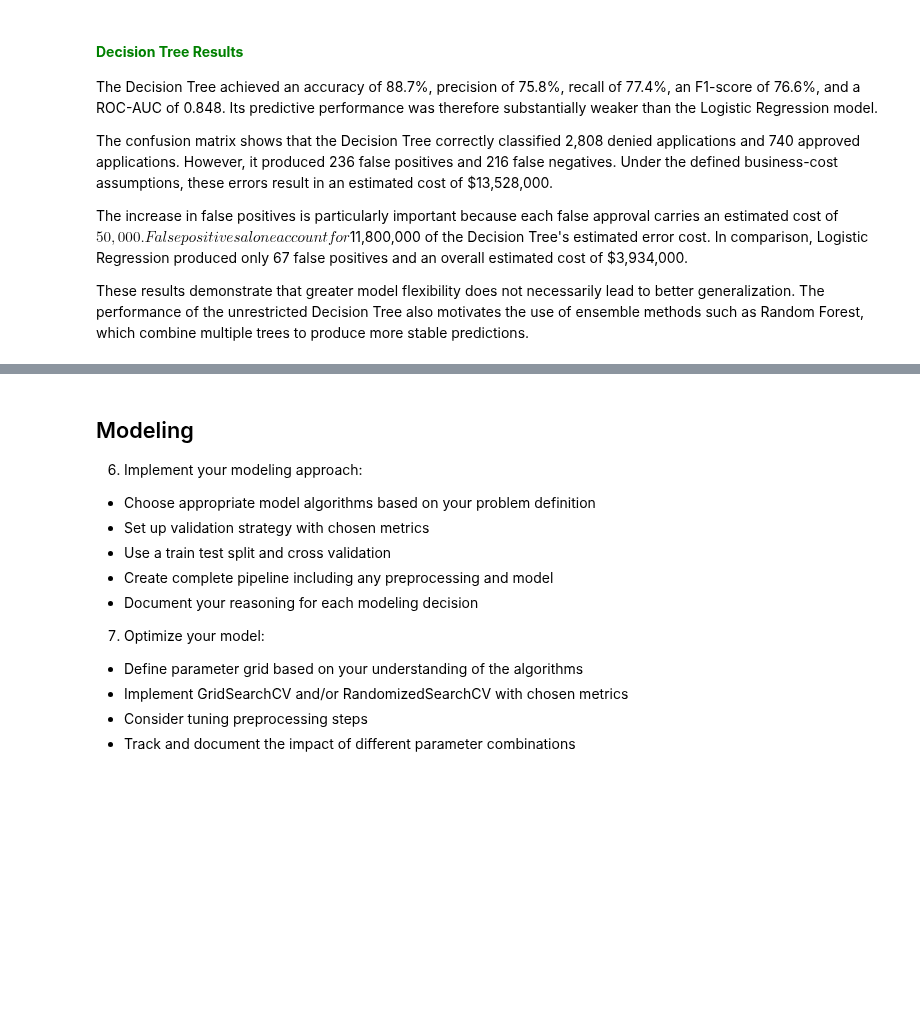
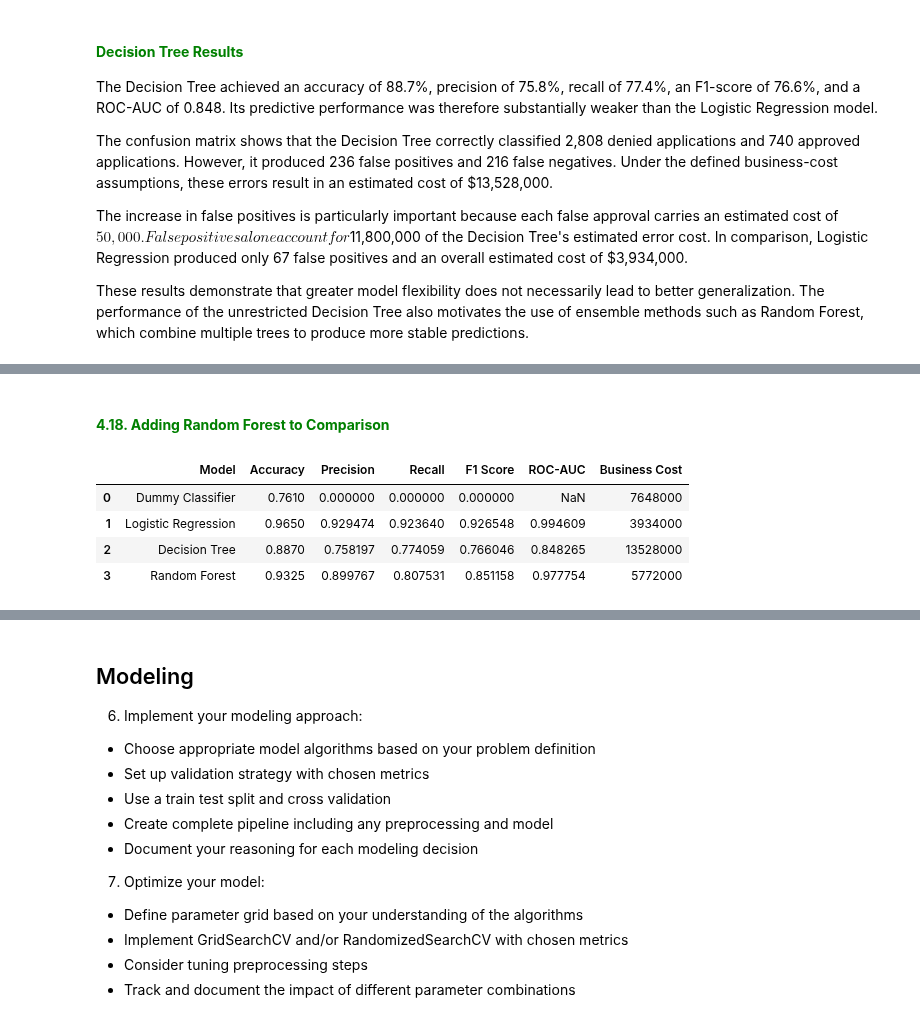
Before and after one commit to ngunjirikevin/financial-loan-risk-model, a Jupyter notebook: financial_loan_risk.ipynb, the cells around one changed output, grey strips where cells are left out. Cells and saved outputs as stored; diff of their text form; code cells hidden in the pictures; blank space fills up the shorter version.

Commit message:
feat: add random forest model and performance evaluation

```diff
--- a/financial_loan_risk.ipynb
+++ b/financial_loan_risk.ipynb
@@ -1594,0 +1739,27 @@ None
+# %% [markdown]
+<h4 style= "color: #008000; text-align: left; font-weight: bold;">
+4.18. Adding Random Forest to Comparison
+</h4>
+# %%
+random_forest_results = pd.DataFrame({
+    "Model": ["Random Forest"],
+    "Accuracy": [random_forest_accuracy],
+    "Precision": [random_forest_precision],
+    "Recall": [random_forest_recall],
+    "F1 Score": [random_forest_f1],
+    "ROC-AUC": [random_forest_roc_auc],
+    "Business Cost": [random_forest_cost]
+})
+
+model_comparison = pd.concat(
+    [model_comparison, random_forest_results],
+    ignore_index=True
+)
+
+model_comparison
+# %% [output]
+|  | Model | Accuracy | Precision | Recall | F1 Score | ROC-AUC | Business Cost |
+| 0 | Dummy Classifier | 0.7610 | 0.000000 | 0.000000 | 0.000000 | NaN | 7648000 |
+| 1 | Logistic Regression | 0.9650 | 0.929474 | 0.923640 | 0.926548 | 0.994609 | 3934000 |
+| 2 | Decision Tree | 0.8870 | 0.758197 | 0.774059 | 0.766046 | 0.848265 | 13528000 |
+| 3 | Random Forest | 0.9325 | 0.899767 | 0.807531 | 0.851158 | 0.977754 | 5772000 |
```
Also changed, not shown: parts of 13 cells of this notebook.
